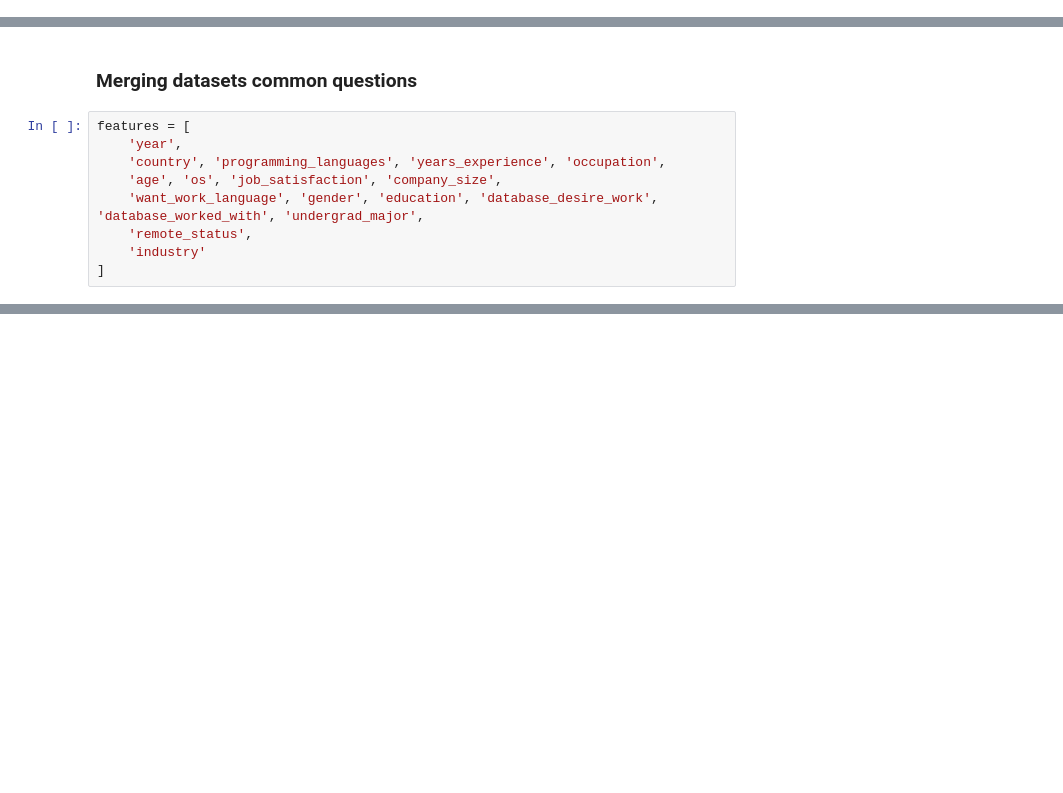
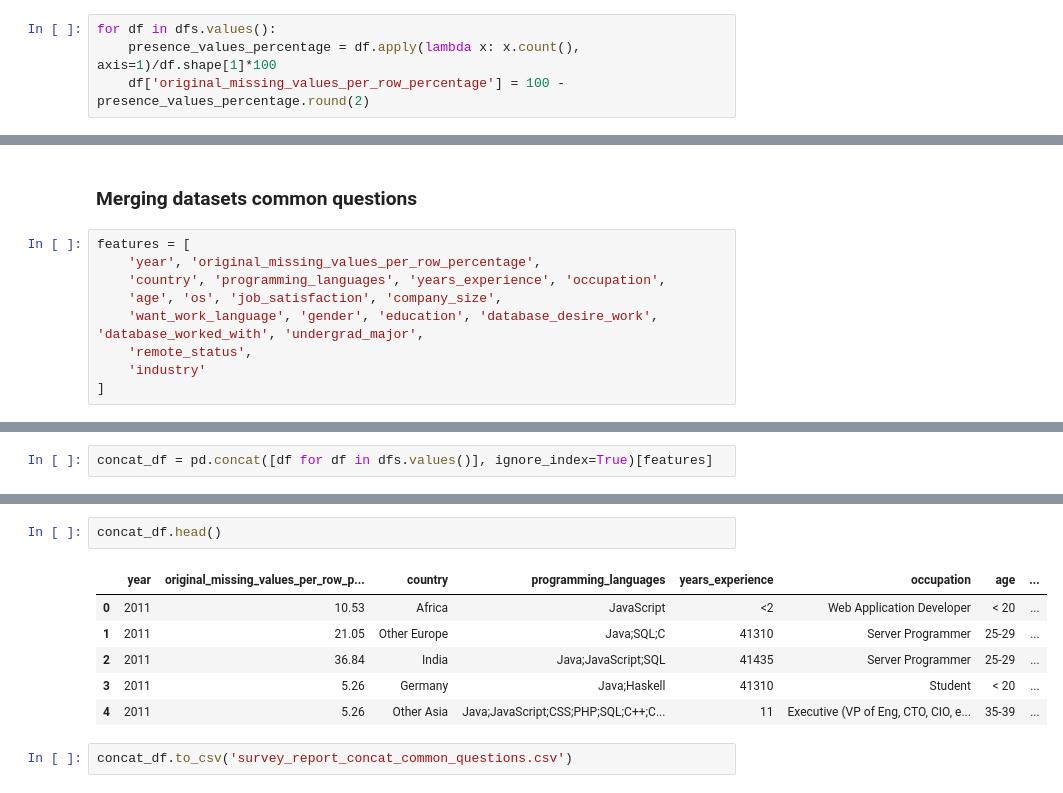
Before and after one commit to IsmaelMasharo/stack-overflow-survey-analysis, a Jupyter notebook: dataset_transformations.ipynb, the cells around one changed output, grey strips where cells are left out. Drawn from its saved outputs; the diff is of its cells as text; blank space fills up the shorter version.

Commit message:
create merged survey report from initial dataset transformations based on common keeped survey questions
remove created csv due to size

```diff
--- a/dataset_transformations.ipynb
+++ b/dataset_transformations.ipynb
@@ -245,0 +249,4 @@ After exploring some common questions persisted over time, here's the final list
+# %%
+for df in dfs.values():
+    presence_values_percentage = df.apply(lambda x: x.count(), axis=1)/df.shape[1]*100
+    df['original_missing_values_per_row_percentage'] = 100 - presence_values_percentage.round(2)
@@ -247,7 +273,7 @@ After exploring some common questions persisted over time, here's the final list
 ### Merging datasets common questions
 # %%
 features = [
-    'year',
+    'year', 'original_missing_values_per_row_percentage',
     'country', 'programming_languages', 'years_experience', 'occupation',
     'age', 'os', 'job_satisfaction', 'company_size',
     'want_work_language', 'gender', 'education', 'database_desire_work', 'database_worked_with', 'undergrad_major',
@@ -292,0 +283,2 @@ array([89.47368421, 68.42105263, 73.68421053, 84.21052632])
+# %%
+concat_df = pd.concat([df for df in dfs.values()], ignore_index=True)[features]
@@ -292,0 +305,11 @@ array([89.47368421, 68.42105263, 73.68421053, 84.21052632])
+# %%
+concat_df.head()
+# %% [output]
+|  | year | original_missing_values_per_row_p... | country | programming_languages | years_experience | occupation | age | ... |
+| 0 | 2011 | 10.53 | Africa | JavaScript | <2 | Web Application Developer | < 20 | ... |
+| 1 | 2011 | 21.05 | Other Europe | Java;SQL;C | 41310 | Server Programmer | 25-29 | ... |
+| 2 | 2011 | 36.84 | India | Java;JavaScript;SQL | 41435 | Server Programmer | 25-29 | ... |
+| 3 | 2011 | 5.26 | Germany | Java;Haskell | 41310 | Student | < 20 | ... |
+| 4 | 2011 | 5.26 | Other Asia | Java;JavaScript;CSS;PHP;SQL;C++;C... | 11 | Executive (VP of Eng, CTO, CIO, e... | 35-39 | ... |
+# %%
+concat_df.to_csv('survey_report_concat_common_questions.csv')
```
Also changed, not shown: parts of 9 cells of this notebook, 1 other file.
